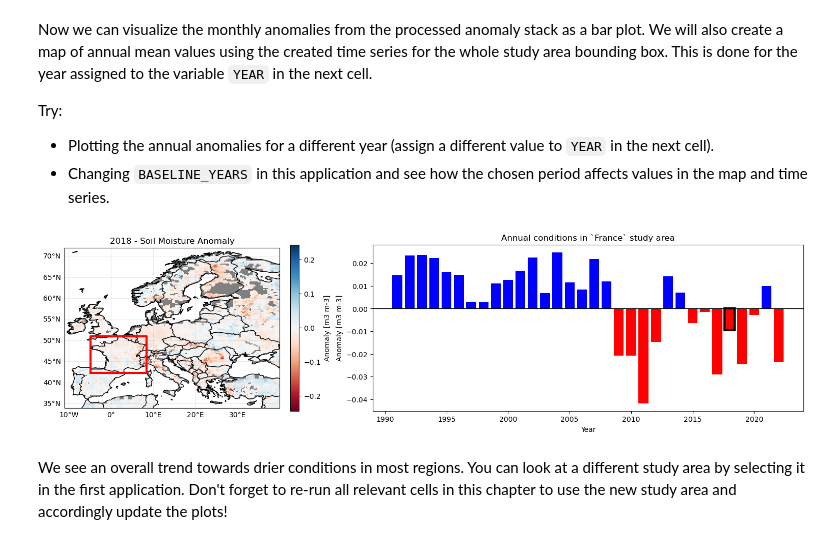
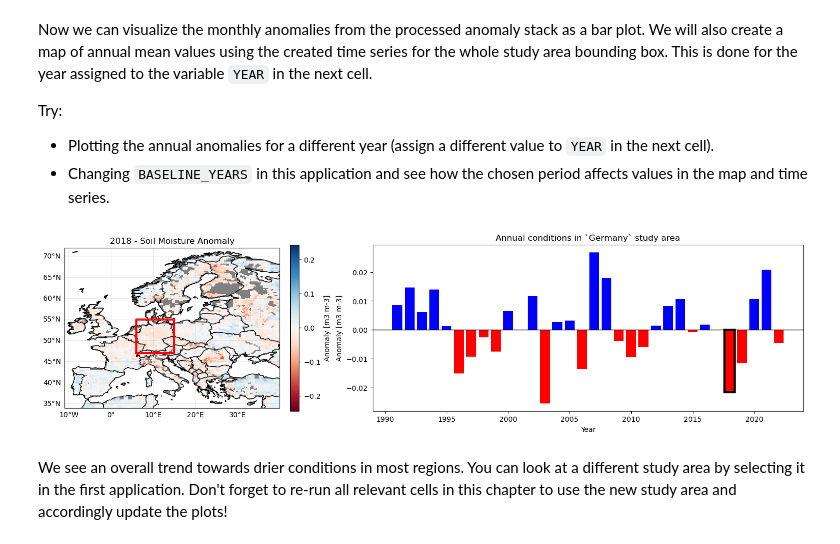
Before and after one commit to TUW-GEO/c3s_sm-tutorials, a Jupyter notebook: T1_DataAccess_Anomalies.ipynb, the cells around one changed output. Cells and saved outputs as stored; diff of their text form; code cells hidden in the pictures.

```diff
--- a/T1_DataAccess_Anomalies.ipynb
+++ b/T1_DataAccess_Anomalies.ipynb
@@ -570,7 +570,7 @@ Try:
 - Choosing a different reference period by changing the `BASELINE_YEARS` variable. The first value is the start year of the reference period, the second values is the last year that is considered when computing the climatological reference.
 # %%
 BASELINE_YEARS = (1991, 2020)  # First and last year to consider for climatology, can be changed.
-STUDY_AREA = "France" # Try out a differen study area
+STUDY_AREA = "Germany"  # Try out a differen study area
 
 
 # Extract data at the 'focus point' of the chosen study area:
@@ -578,7 +578,7 @@ lon, lat = float(BBOXES[STUDY_AREA][1][0]), float(BBOXES[STUDY_AREA][1][1])
 ts = DS["sm"].sel(lon=lon, lat=lat, method="nearest").to_pandas()
 
 # Select the time series only for the baseline years and save it as clim_data:
-time_series_data = ts.loc[f"{BASELINE_YEARS[0]}-01-01":f"{BASELINE_YEARS[1]}-12-31"]
+time_series_data = ts.loc[f"{BASELINE_YEARS[0]}-01-01" :f"{BASELINE_YEARS[1]}-12-31"]
 # %% [markdown]
 We plot the extracted soil moisture time series, for our chosen reference years and study area:
 # %%
@@ -600,8 +600,12 @@ plt.show()
 We use the time series data to compute the climatological mean and standard deviation for the chosen time series using the selected reference period (baseline):
 # %%
 # Compute all metrics (climatology, abs. / rel. anomalies, z-scores):
-clim_mean = pd.Series(time_series_data.groupby(time_series_data.index.month).mean(), name="climatology")
-clim_std = pd.Series(time_series_data.groupby(time_series_data.index.month).std(), name="climatology_std")
+clim_mean = pd.Series(
+    time_series_data.groupby(time_series_data.index.month).mean(), name="climatology"
+)
+clim_std = pd.Series(
+    time_series_data.groupby(time_series_data.index.month).std(), name="climatology_std"
+)
 
 # Save the Climatology data in the time series data frame
 ts = pd.DataFrame(ts, columns=["sm"]).join(on=ts.index.month, other=clim_mean)
@@ -681,9 +680,9 @@ We will now compute the the anomalies for the whole image stack (not only on a t
 We will select all (absolute) soil moisture values in the reference period, group them by month (i.e. all January, February, ... values for all years in the baseline period) and compute the mean for each group. This way we get the `CLIM` stack, which consists of 12 images (one for each month):
 # %%
 BASELINE_YEARS = (1991, 2020)
-STUDY_AREA = "France"
+STUDY_AREA = "Germany"
 
-#TODO: explain what happens here
+# select data in the climatology period and compute a monthly climatology stack
 baseline_slice = slice(f"{BASELINE_YEARS[0]}-01-01", f"{BASELINE_YEARS[1]}-12-31")
 CLIM = DS.sel(time=baseline_slice)["sm"].groupby(DS.sel(time=baseline_slice).time.dt.month).mean()
 
@@ -752,7 +754,9 @@ YEAR = 2018  # Choose a specific year to plot on the map
 # Create a new figure with 2 subplots arranged in a 1:2 width ratio using GridSpec for flexible layout
 fig = plt.figure(figsize=(15, 4), constrained_layout=True)
 gs = fig.add_gridspec(1, 3)
-map_ax = fig.add_subplot(gs[0, 0], projection=ccrs.PlateCarree())  # Create the first subplot for the map
+map_ax = fig.add_subplot(
+    gs[0, 0], projection=ccrs.PlateCarree()
+)  # Create the first subplot for the map
 ts_ax = fig.add_subplot(gs[0, 1:])  # Create the second subplot for the time series
 
 
@@ -779,33 +783,33 @@ map_ax.plot(
     [bbox[2], bbox[3], bbox[3], bbox[2], bbox[2]],
     color="red",
     linewidth=3,
     transform=ccrs.PlateCarree(),
 )
 
 # Add grid lines to the map
 gl = map_ax.gridlines(crs=ccrs.PlateCarree(), draw_labels=True, alpha=0.25)
 gl.right_labels, gl.top_labels = False, False
 
 
 ### Creating the soil moisture anomaly time series plot:
 
 # Plot the annual time series of soil moisture anomaly for the study area as a bar plot
 bars = ts_ax.bar(mean_ts_annual.index, mean_ts_annual.values)
 ts_ax.set_title(f"Annual conditions in `{STUDY_AREA}` study area")
 ts_ax.set_xlabel("Year")
 ts_ax.set_ylabel(f"Anomaly [{SM_UNIT}]")
 ts_ax.axhline(y=0, color="black", linewidth=1)
 
 # Highlight the bar corresponding to the selected year and color bars based on the sign of the anomaly
 for i, bar in enumerate(bars.patches):
     if mean_ts_annual.values[i] > 0:
         bar.set_facecolor("blue")  # Color positive anomalies blue
     else:
         bar.set_facecolor("red")  # Color negative anomalies red
     if mean_ts_annual.index.values[i] == YEAR:
         bar.set_edgecolor("k")  # Highlight the selected year's bar with a black edge
     bar.set_linewidth(3)
 # %% [output]
-[figure, old version]
+[figure, new version]
 # %% [markdown]
 We see an overall trend towards drier conditions in most regions. You can look at a different study area by selecting it in the first application. Don't forget to re-run all relevant cells in this chapter to use the new study area and accordingly update the plots!
```
Also changed, not shown: parts of 17 cells of this notebook, 3 other files.
